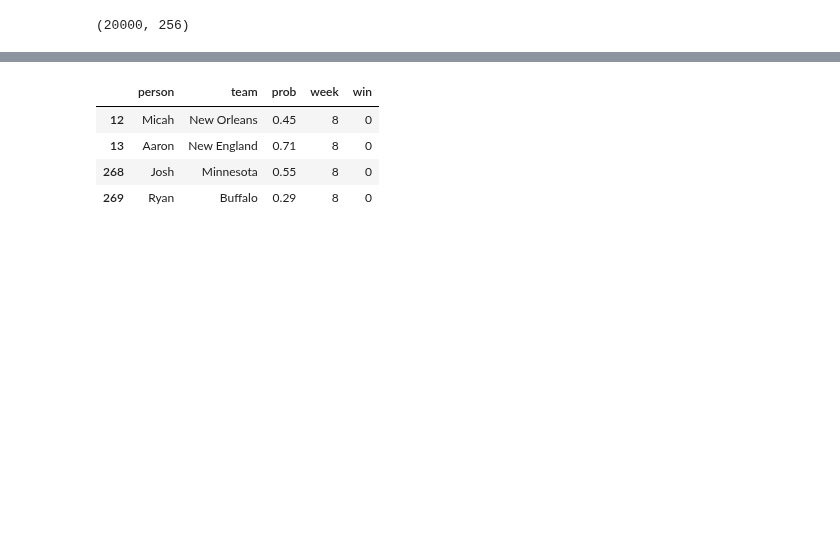
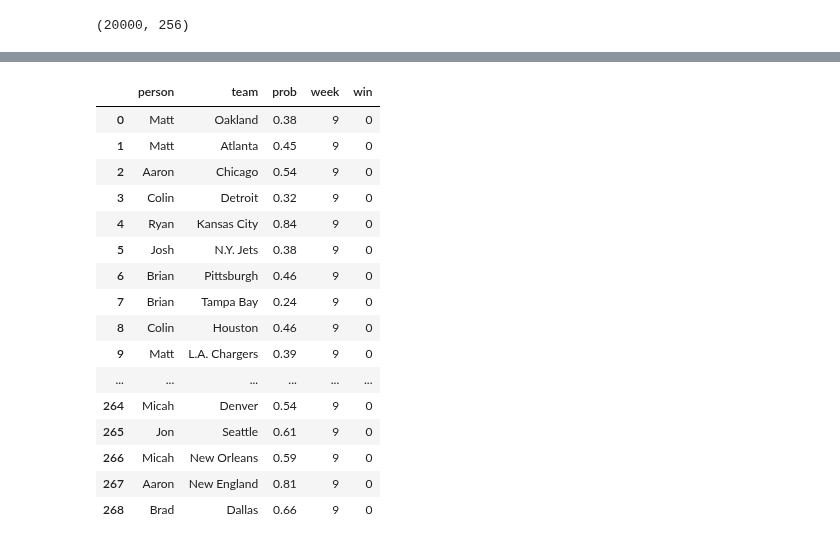
Before and after one commit to rytido/justfun, a Jupyter notebook: WinsPool.ipynb, the cells around one changed output, grey strips where cells are left out. Drawn from its saved outputs; the diff is of its cells as text; code cells hidden in the pictures; blank space fills up the shorter version.

```diff
--- a/WinsPool.ipynb
+++ b/WinsPool.ipynb
@@ -312,12 +312,24 @@ open("report.txt", "w").write(text)
 # %%
 # games left for given week
-df_union[(df_union.prob!=0) & (df_union.prob!=1) & (df_union.week==8)]
+df_union[(df_union.prob!=0) & (df_union.prob!=1) & (df_union.week==9)]
 # %% [output]
 |  | person | team | prob | week | win |
-| 12 | Micah | New Orleans | 0.45 | 8 | 0 |
-| 13 | Aaron | New England | 0.71 | 8 | 0 |
-| 268 | Josh | Minnesota | 0.55 | 8 | 0 |
-| 269 | Ryan | Buffalo | 0.29 | 8 | 0 |
+| 0 | Matt | Oakland | 0.38 | 9 | 0 |
+| 1 | Matt | Atlanta | 0.45 | 9 | 0 |
+| 2 | Aaron | Chicago | 0.54 | 9 | 0 |
+| 3 | Colin | Detroit | 0.32 | 9 | 0 |
+| 4 | Ryan | Kansas City | 0.84 | 9 | 0 |
+| 5 | Josh | N.Y. Jets | 0.38 | 9 | 0 |
+| 6 | Brian | Pittsburgh | 0.46 | 9 | 0 |
+| 7 | Brian | Tampa Bay | 0.24 | 9 | 0 |
+| 8 | Colin | Houston | 0.46 | 9 | 0 |
+| 9 | Matt | L.A. Chargers | 0.39 | 9 | 0 |
+| ... | ... | ... | ... | ... | ... |
+| 264 | Micah | Denver | 0.54 | 9 | 0 |
+| 265 | Jon | Seattle | 0.61 | 9 | 0 |
+| 266 | Micah | New Orleans | 0.59 | 9 | 0 |
+| 267 | Aaron | New England | 0.81 | 9 | 0 |
+| 268 | Brad | Dallas | 0.66 | 9 | 0 |
 # %%
 # scores by week
 df_totals = df_union[(df_union.prob==0) | (df_union.prob==1)].groupby(['week', 'person']).sum().reset_index()
```
Also changed, not shown: parts of 10 cells of this notebook, 4 other files.
